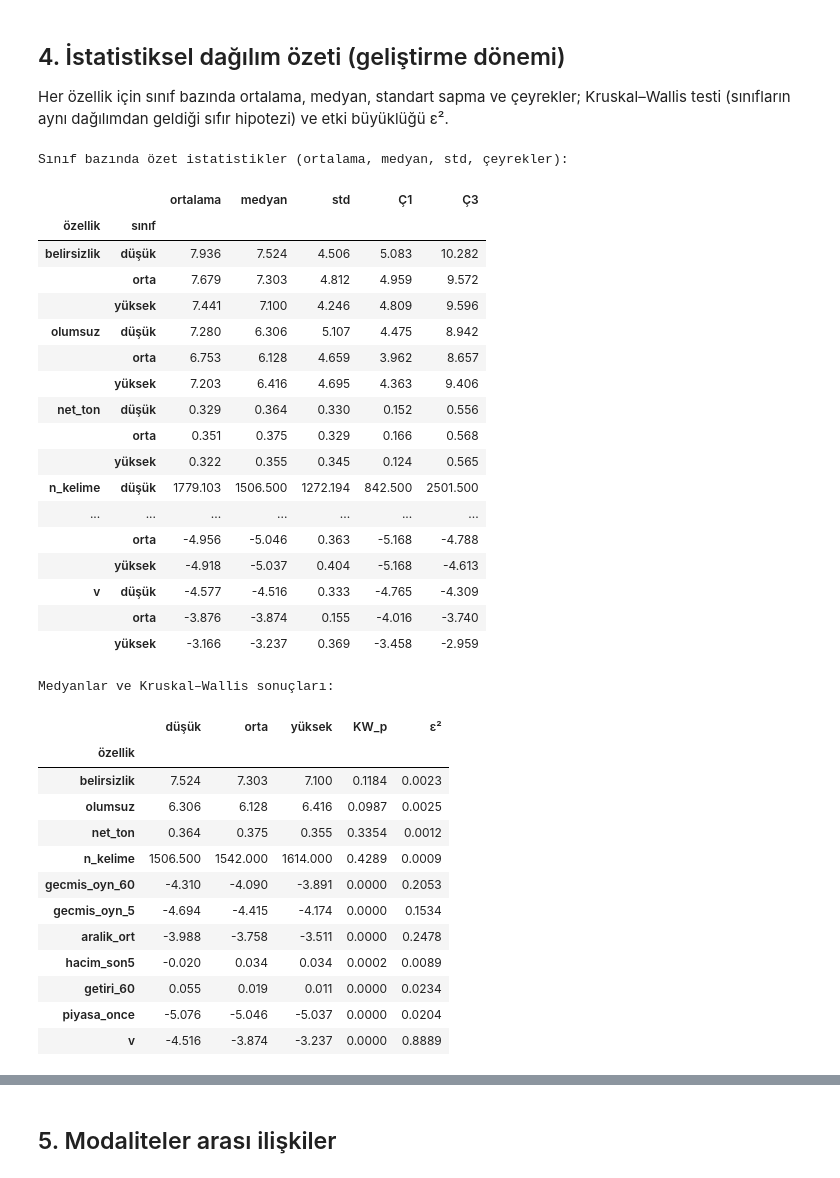
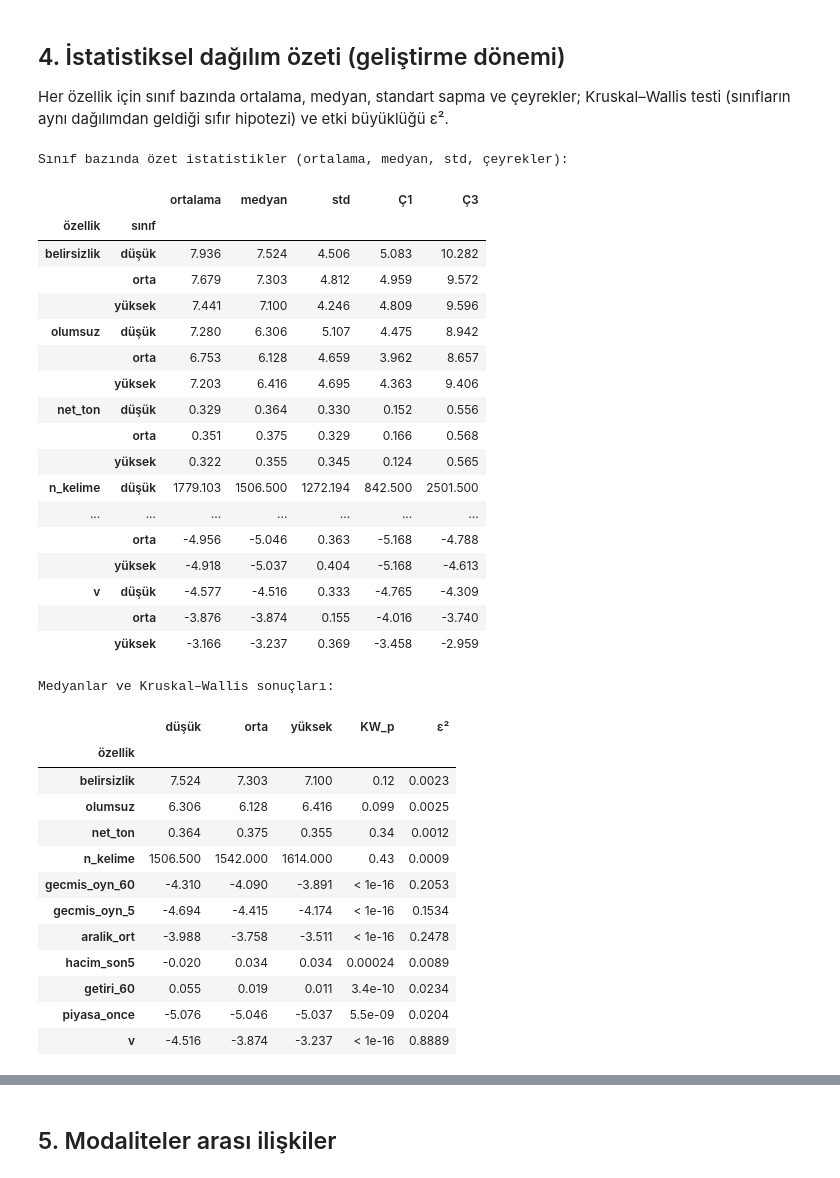
Before and after one commit to emirhanok1/kazanc-oynaklik, a Jupyter notebook: notebooks/03_kesifsel_analiz.ipynb, the cells around one changed output, grey strips where cells are left out. Cells and saved outputs as stored; diff of their text form; code cells hidden in the pictures.

```diff
--- a/notebooks/03_kesifsel_analiz.ipynb
+++ b/notebooks/03_kesifsel_analiz.ipynb
@@ -37,6 +37,7 @@ plt.rcParams.update({"figure.dpi": 110, "savefig.dpi": 200, "font.size": 10, "ax
                      "axes.spines.right": False, "axes.grid": True, "grid.color": "#e6e5e0", "grid.linewidth": 0.6,
                      "axes.axisbelow": True, "figure.facecolor": "white", "axes.titlesize": 11})
 pd.set_option("display.width", 170)
+pd.set_option("display.max_colwidth", 120)
 SINIF = etiket.SINIF_ADLARI
 
 
@@ -47,6 +48,11 @@ def kaydet(fig, ad):
 def tr(x, nd=0):
     """Sayıyı Türkçe yazar: binlik nokta, ondalık virgül."""
     return f"{x:,.{nd}f}".replace(",", "§").replace(".", ",").replace("§", ".").replace("-", "−")
+
+
+def pmetin(p):
+    """p-değerini yazar; çok küçük değerler kayan noktada 0 olduğu için '< 1e-16'."""
+    return f"= {p:.3g}" if p >= 1e-16 else "< 1e-16"
 
 
 VIRGUL = FuncFormatter(lambda x, _: f"{x:g}".replace(".", ",").replace("-", "−"))
@@ -122,9 +128,9 @@ for ax, k in zip(eksen, oz):
 fig.suptitle(f"Şekil 15. Sözlük temelli metin özellikleri sınıflara göre (geliştirme dönemi, n = {tr(len(e))})", y=1.05, fontsize=11)
 kaydet(fig, "f3_01_sozluk_siniflar")
 plt.show()
-for k in ["belirsizlik", "olumsuz", "olumlu", "net_ton", "hukuki", "kisitlayici", "zayif_kip", "sayisal", "n_kelime"]:
+for k in ["belirsizlik", "olumsuz", "olumlu", "net_ton", "hukuki", "kisitlayici", "zayif_kip", "guclu_kip", "sayisal", "n_kelime"]:
     H, p, eps = kw(e, k)
-    print(f"{k:12s} Spearman(v) = {stats.spearmanr(e[k], e.v)[0]:+.3f} | KW p = {p:.3g} | ε² = {eps:.4f}")
+    print(f"{k:12s} Spearman(v) = {stats.spearmanr(e[k], e.v)[0]:+.3f} | KW p {pmetin(p)} | ε² = {eps:.4f}")
 # %% [output]
 [figure]
 belirsizlik  Spearman(v) = -0.061 | KW p = 0.118 | ε² = 0.0023
@@ -368,44 +377,47 @@ for k in ozellikler:
         satirlar.append({"özellik": k, "sınıf": SINIF[c], "ortalama": s.mean(), "medyan": s.median(), "std": s.std(),
                          "Ç1": s.quantile(0.25), "Ç3": s.quantile(0.75), "KW_p": p, "ε²": eps})
 istat = pd.DataFrame(satirlar)
 istat.to_csv(CIKTI / "f3_istatistik_ozeti.csv", index=False)
 print("Sınıf bazında özet istatistikler (ortalama, medyan, std, çeyrekler):")
 display(istat.drop(columns=["KW_p", "ε²"]).set_index(["özellik", "sınıf"]).round(3))
 print("Medyanlar ve Kruskal–Wallis sonuçları:")
-display(istat.pivot(index="özellik", columns="sınıf", values="medyan").loc[ozellikler, SINIF].round(3)
-        .join(istat.groupby("özellik")[["KW_p", "ε²"]].first()).round(4))
+kw_tab = (istat.pivot(index="özellik", columns="sınıf", values="medyan").loc[ozellikler, SINIF].round(3)
+          .join(istat.groupby("özellik")[["KW_p", "ε²"]].first()))
+kw_tab["ε²"] = kw_tab["ε²"].round(4)
+kw_tab["KW_p"] = kw_tab["KW_p"].map(lambda p: f"{p:.2g}" if p >= 1e-16 else "< 1e-16")
+display(kw_tab)
 # %% [output]
 Sınıf bazında özet istatistikler (ortalama, medyan, std, çeyrekler):
 |  |  | ortalama | medyan | std | Ç1 | Ç3 |
 | özellik | sınıf |  |  |  |  |  |
 | belirsizlik | düşük | 7.936 | 7.524 | 4.506 | 5.083 | 10.282 |
 |  | orta | 7.679 | 7.303 | 4.812 | 4.959 | 9.572 |
 |  | yüksek | 7.441 | 7.100 | 4.246 | 4.809 | 9.596 |
 | olumsuz | düşük | 7.280 | 6.306 | 5.107 | 4.475 | 8.942 |
 |  | orta | 6.753 | 6.128 | 4.659 | 3.962 | 8.657 |
 |  | yüksek | 7.203 | 6.416 | 4.695 | 4.363 | 9.406 |
 | net_ton | düşük | 0.329 | 0.364 | 0.330 | 0.152 | 0.556 |
 |  | orta | 0.351 | 0.375 | 0.329 | 0.166 | 0.568 |
 |  | yüksek | 0.322 | 0.355 | 0.345 | 0.124 | 0.565 |
 | n_kelime | düşük | 1779.103 | 1506.500 | 1272.194 | 842.500 | 2501.500 |
 | ... | ... | ... | ... | ... | ... | ... |
 |  | orta | -4.956 | -5.046 | 0.363 | -5.168 | -4.788 |
 |  | yüksek | -4.918 | -5.037 | 0.404 | -5.168 | -4.613 |
 | v | düşük | -4.577 | -4.516 | 0.333 | -4.765 | -4.309 |
 |  | orta | -3.876 | -3.874 | 0.155 | -4.016 | -3.740 |
 |  | yüksek | -3.166 | -3.237 | 0.369 | -3.458 | -2.959 |
 Medyanlar ve Kruskal–Wallis sonuçları:
 |  | düşük | orta | yüksek | KW_p | ε² |
 | özellik |  |  |  |  |  |
-| belirsizlik | 7.524 | 7.303 | 7.100 | 0.1184 | 0.0023 |
-| olumsuz | 6.306 | 6.128 | 6.416 | 0.0987 | 0.0025 |
-| net_ton | 0.364 | 0.375 | 0.355 | 0.3354 | 0.0012 |
-| n_kelime | 1506.500 | 1542.000 | 1614.000 | 0.4289 | 0.0009 |
-| gecmis_oyn_60 | -4.310 | -4.090 | -3.891 | 0.0000 | 0.2053 |
-| gecmis_oyn_5 | -4.694 | -4.415 | -4.174 | 0.0000 | 0.1534 |
-| aralik_ort | -3.988 | -3.758 | -3.511 | 0.0000 | 0.2478 |
-| hacim_son5 | -0.020 | 0.034 | 0.034 | 0.0002 | 0.0089 |
-| getiri_60 | 0.055 | 0.019 | 0.011 | 0.0000 | 0.0234 |
-| piyasa_once | -5.076 | -5.046 | -5.037 | 0.0000 | 0.0204 |
-| v | -4.516 | -3.874 | -3.237 | 0.0000 | 0.8889 |
+| belirsizlik | 7.524 | 7.303 | 7.100 | 0.12 | 0.0023 |
+| olumsuz | 6.306 | 6.128 | 6.416 | 0.099 | 0.0025 |
+| net_ton | 0.364 | 0.375 | 0.355 | 0.34 | 0.0012 |
+| n_kelime | 1506.500 | 1542.000 | 1614.000 | 0.43 | 0.0009 |
+| gecmis_oyn_60 | -4.310 | -4.090 | -3.891 | < 1e-16 | 0.2053 |
+| gecmis_oyn_5 | -4.694 | -4.415 | -4.174 | < 1e-16 | 0.1534 |
+| aralik_ort | -3.988 | -3.758 | -3.511 | < 1e-16 | 0.2478 |
+| hacim_son5 | -0.020 | 0.034 | 0.034 | 0.00024 | 0.0089 |
+| getiri_60 | 0.055 | 0.019 | 0.011 | 3.4e-10 | 0.0234 |
+| piyasa_once | -5.076 | -5.046 | -5.037 | 5.5e-09 | 0.0204 |
+| v | -4.516 | -3.874 | -3.237 | < 1e-16 | 0.8889 |
 # %% [markdown]
```
Also changed, not shown: parts of 28 cells of this notebook, 8 other files.
